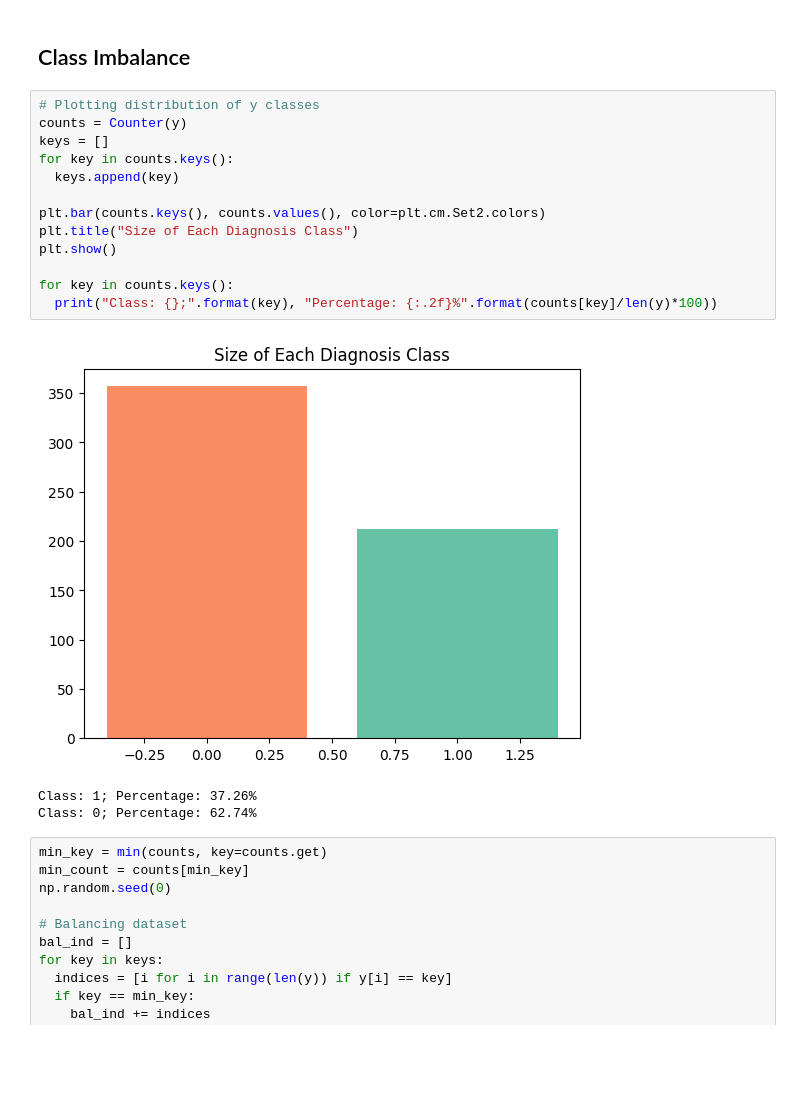
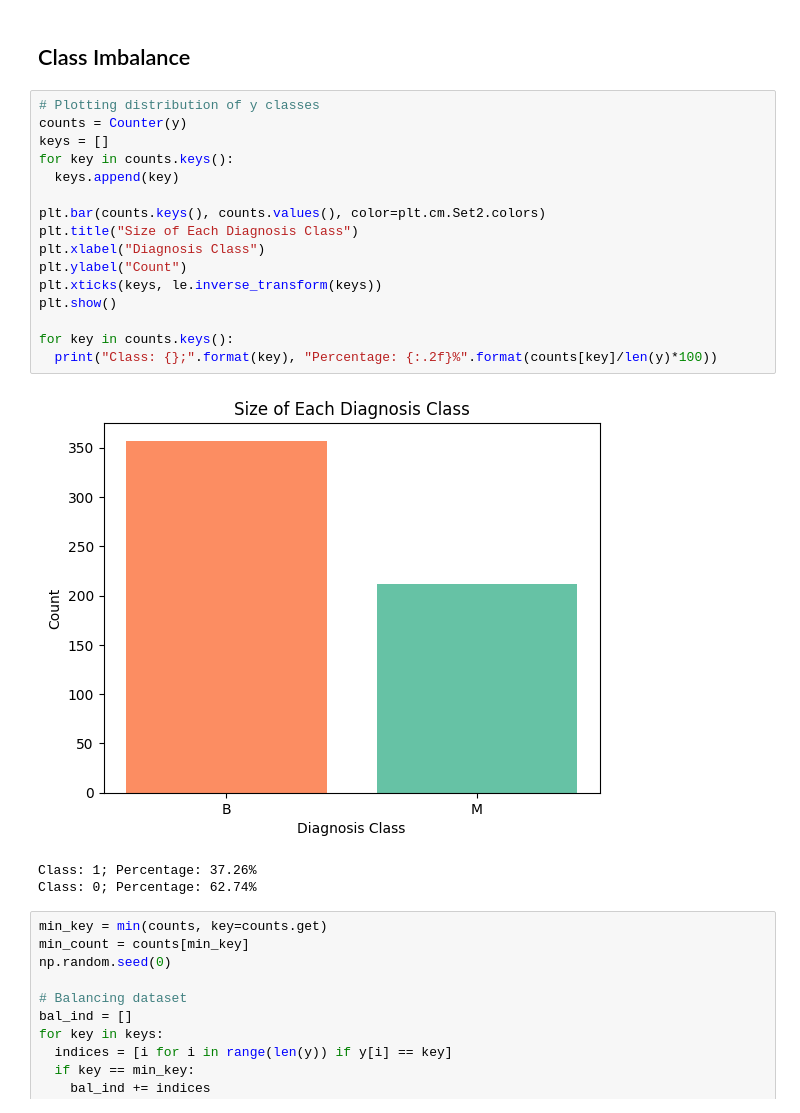
Before and after one commit to irika-katiyar/Breast-Tumor-Diagnosis, a Jupyter notebook: tumor_diagnosis.ipynb, the cells around one changed output. Cells and saved outputs as stored; diff of their text form; blank space fills up the shorter version.

```diff
--- a/tumor_diagnosis.ipynb
+++ b/tumor_diagnosis.ipynb
@@ -155,18 +155,21 @@ ROC AUC:   99.74%
 # %%
 # Plotting distribution of y classes
 counts = Counter(y)
 keys = []
 for key in counts.keys():
   keys.append(key)
 
 plt.bar(counts.keys(), counts.values(), color=plt.cm.Set2.colors)
 plt.title("Size of Each Diagnosis Class")
+plt.xlabel("Diagnosis Class")
+plt.ylabel("Count")
+plt.xticks(keys, le.inverse_transform(keys))
 plt.show()
 
 for key in counts.keys():
   print("Class: {};".format(key), "Percentage: {:.2f}%".format(counts[key]/len(y)*100))
 # %% [output]
-[figure, old version]
+[figure, new version]
 Class: 1; Percentage: 37.26%
 Class: 0; Percentage: 62.74%
 # %%
```
Also changed, not shown: parts of 4 cells of this notebook, 1 other file.
